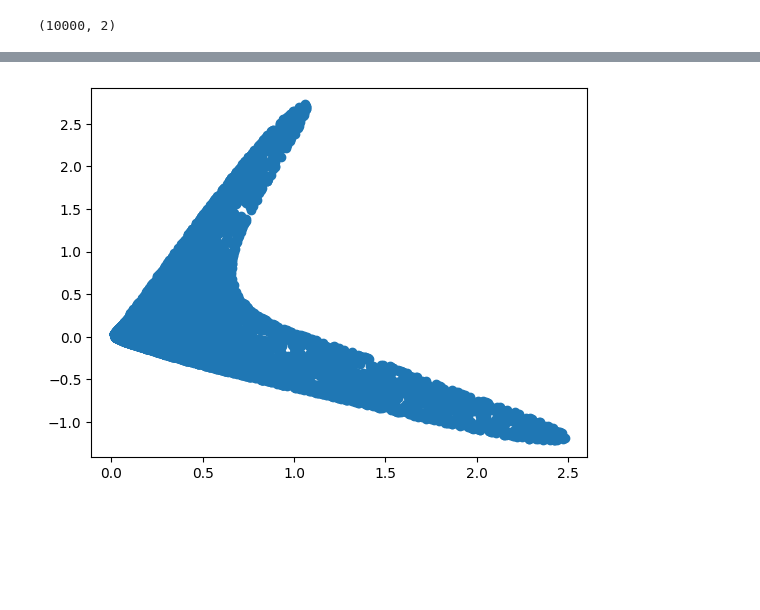
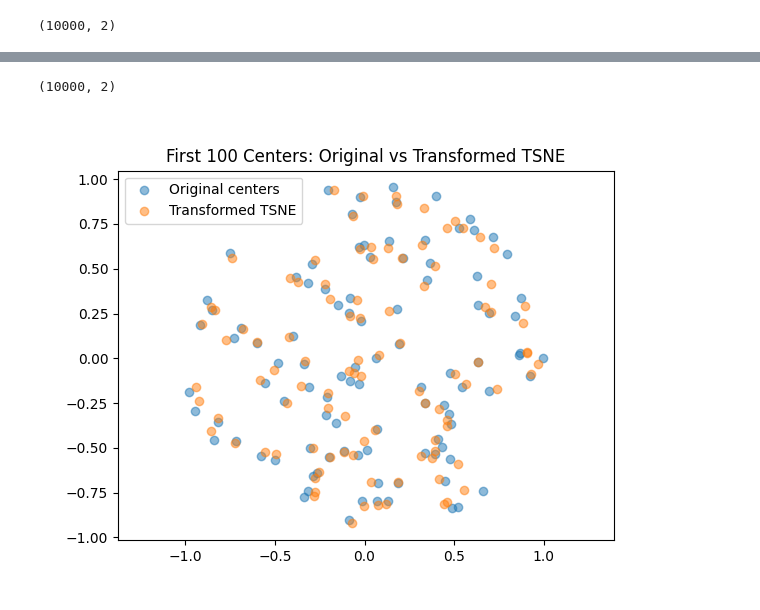
Before and after one commit to felix-newman/sensation-learning, a Jupyter notebook: reconstruct_circle.ipynb, the cells around one changed output, grey strips where cells are left out. Drawn from its saved outputs; the diff is of its cells as text; code cells hidden in the pictures; blank space fills up the shorter version.

```diff
--- a/reconstruct_circle.ipynb
+++ b/reconstruct_circle.ipynb
@@ -148,9 +136,35 @@ plt.show()
-# %%
-from umap import UMAP
-umap_embedding = UMAP(n_components=2).fit_transform(features_vectors)
-umap_embedding.shape
-
-plt.scatter(umap_embedding[:, 0], umap_embedding[:, 1])
-plt.show()
-# %% [output]
-[figure, removed]
+# %%
+centers.shape
+# %% [output]
+(10000, 2)
+# %%
+from sklearn.linear_model import LinearRegression
+
+# Standardize both point sets to have zero mean and unit variance
+centers_mean = centers.mean(axis=0)
+centers_std = centers.std(axis=0)
+centers_normalized = (centers - centers_mean) / centers_std
+
+tsne_mean = tsne_embedding.mean(axis=0)
+tsne_std = tsne_embedding.std(axis=0)
+tsne_normalized = (tsne_embedding - tsne_mean) / tsne_std
+
+# Find optimal rotation and scale using linear regression
+# Fit Y = AX where Y is centers and X is TSNE embeddings
+reg = LinearRegression(fit_intercept=False)
+reg.fit(tsne_normalized, centers_normalized)
+
+# Transform TSNE points using learned affine transformation
+tsne_transformed = (tsne_normalized @ reg.coef_.T) * centers_std + centers_mean
+
+# Plot first 100 centers and their transformed TSNE embeddings
+n_plot_points = 100
+plt.figure()
+plt.scatter(centers[:n_plot_points, 0], centers[:n_plot_points, 1], label='Original centers', alpha=0.5)
+plt.scatter(tsne_transformed[:n_plot_points, 0], tsne_transformed[:n_plot_points, 1], label='Transformed TSNE', alpha=0.5)
+plt.legend()
+plt.title('First 100 Centers: Original vs Transformed TSNE')
+plt.axis('equal')
+plt.show()
+# %% [output]
+[figure, added]
```
Also changed, not shown: parts of 6 cells of this notebook, 3 other files.
